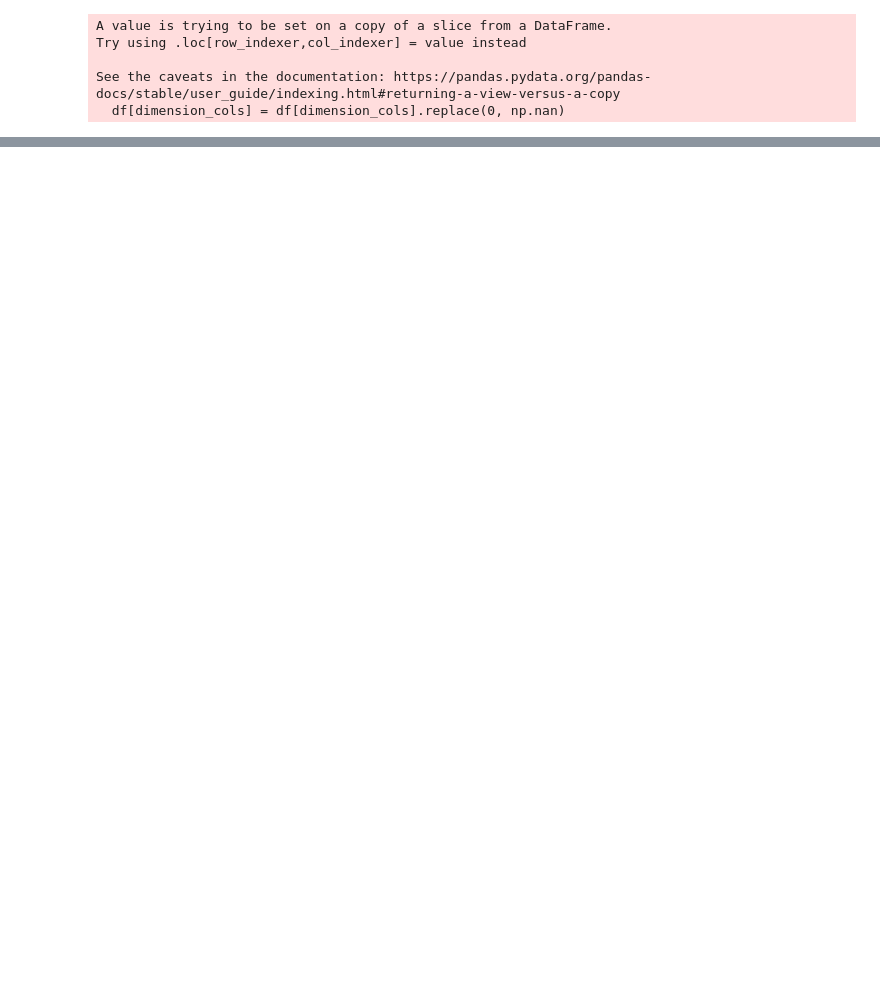
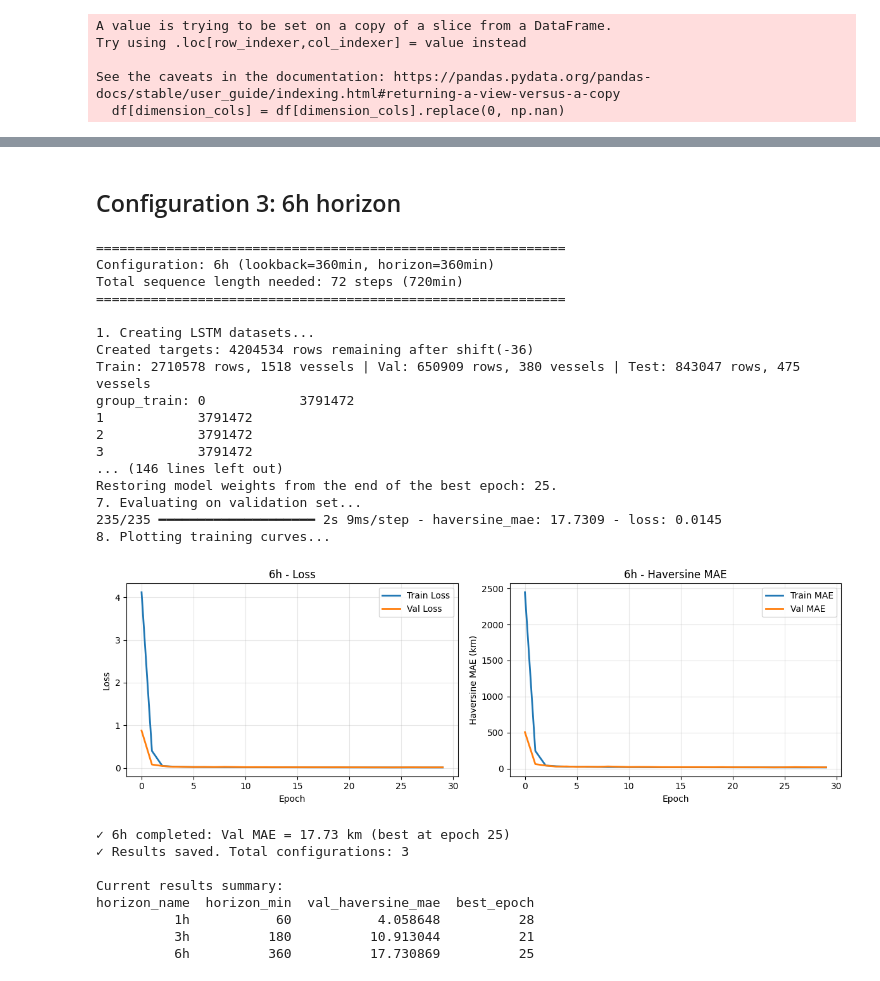
Before and after one commit to PabloRougerie/shanty-project, a Jupyter notebook: notebooks/8_LSTM.ipynb, the cells around one changed output, grey strips where cells are left out. Drawn from its saved outputs; the diff is of its cells as text; code cells hidden in the pictures; blank space fills up the shorter version.

```diff
--- a/notebooks/8_LSTM.ipynb
+++ b/notebooks/8_LSTM.ipynb
@@ -60,0 +403,32 @@ Creating sliding windows for 1356 vessels...
+# %% [markdown]
+## Configuration 3: 6h horizon
+# %%
+# Configuration 6h: lookback 6h, horizon 6h
+history_6h = train_lstm_config(lookback_steps=36, horizon_steps=36, horizon_name="6h")
+# %% [output]
+============================================================
+Configuration: 6h (lookback=360min, horizon=360min)
+Total sequence length needed: 72 steps (720min)
+============================================================
+
+1. Creating LSTM datasets...
+Created targets: 4204534 rows remaining after shift(-36)
+Train: 2710578 rows, 1518 vessels | Val: 650909 rows, 380 vessels | Test: 843047 rows, 475 vessels
+group_train: 0            3791472
+1            3791472
+2            3791472
+3            3791472
+... (146 lines left out)
+Restoring model weights from the end of the best epoch: 25.
+7. Evaluating on validation set...
+235/235 ━━━━━━━━━━━━━━━━━━━━ 2s 9ms/step - haversine_mae: 17.7309 - loss: 0.0145
+8. Plotting training curves...
+[figure, added]
+✓ 6h completed: Val MAE = 17.73 km (best at epoch 25)
+✓ Results saved. Total configurations: 3
+
+Current results summary:
+horizon_name  horizon_min  val_haversine_mae  best_epoch
+          1h           60           4.058648          28
+          3h          180          10.913044          21
+          6h          360          17.730869          25
```
Also changed, not shown: parts of 23 cells of this notebook, 21 other files.
